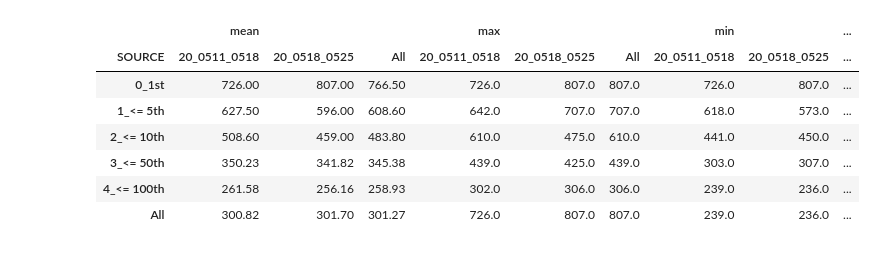
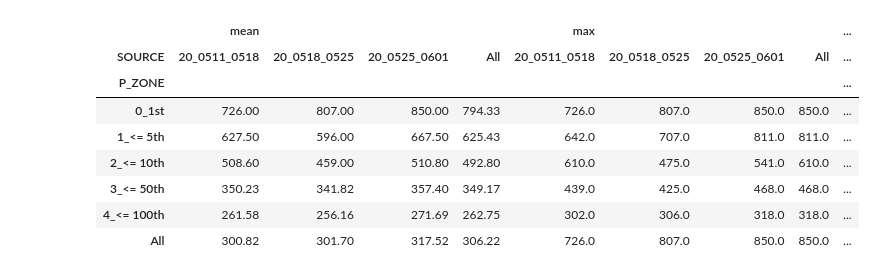
Before and after one commit to taronaldinho/bot_analyzation, a Jupyter notebook: anl_weekly_score.ipynb, the cells around one changed output. Saved outputs shown, nothing was run; the diff lists cells and outputs as text; code cells hidden in the pictures.

```diff
--- a/anl_weekly_score.ipynb
+++ b/anl_weekly_score.ipynb
@@ -7,7 +14,8 @@ pd.options.display.precision = 2
 # %%
 # データの読み込み
 data_sources = {"20_0511_0518": "./weekly/2020_0511_0518.csv",
-                "20_0518_0525": "./weekly/2020_0518_0525.csv"}
+                "20_0518_0525": "./weekly/2020_0518_0525.csv",
+                "20_0525_0601": "./weekly/2020_0525_0601.csv"}
 
 df = pd.DataFrame(columns=("RANK","BATTLES", "WIN", "LOSE", "DRAW", "SCORE"))
 
@@ -61,11 +72,12 @@ plt.show()
 # %%
-pd.pivot_table(df, index="P_ZONE", columns="SOURCE", values="SCORE", aggfunc=["mean", "max", "min", "std"], margins=True)
+pd.pivot_table(df, index="P_ZONE", columns="SOURCE", values="SCORE", aggfunc=["mean", "max", "min"], margins=True)
 # %% [output]
-|  | mean |  |  | max |  |  | min |  | ... |
-| SOURCE | 20_0511_0518 | 20_0518_0525 | All | 20_0511_0518 | 20_0518_0525 | All | 20_0511_0518 | 20_0518_0525 | ... |
-| 0_1st | 726.00 | 807.00 | 766.50 | 726.0 | 807.0 | 807.0 | 726.0 | 807.0 | ... |
-| 1_<= 5th | 627.50 | 596.00 | 608.60 | 642.0 | 707.0 | 707.0 | 618.0 | 573.0 | ... |
-| 2_<= 10th | 508.60 | 459.00 | 483.80 | 610.0 | 475.0 | 610.0 | 441.0 | 450.0 | ... |
-| 3_<= 50th | 350.23 | 341.82 | 345.38 | 439.0 | 425.0 | 439.0 | 303.0 | 307.0 | ... |
-| 4_<= 100th | 261.58 | 256.16 | 258.93 | 302.0 | 306.0 | 306.0 | 239.0 | 236.0 | ... |
-| All | 300.82 | 301.70 | 301.27 | 726.0 | 807.0 | 807.0 | 239.0 | 236.0 | ... |
+|  | mean |  |  |  | max |  |  |  | ... |
+| SOURCE | 20_0511_0518 | 20_0518_0525 | 20_0525_0601 | All | 20_0511_0518 | 20_0518_0525 | 20_0525_0601 | All | ... |
+| P_ZONE |  |  |  |  |  |  |  |  | ... |
+| 0_1st | 726.00 | 807.00 | 850.00 | 794.33 | 726.0 | 807.0 | 850.0 | 850.0 | ... |
+| 1_<= 5th | 627.50 | 596.00 | 667.50 | 625.43 | 642.0 | 707.0 | 811.0 | 811.0 | ... |
+| 2_<= 10th | 508.60 | 459.00 | 510.80 | 492.80 | 610.0 | 475.0 | 541.0 | 610.0 | ... |
+| 3_<= 50th | 350.23 | 341.82 | 357.40 | 349.17 | 439.0 | 425.0 | 468.0 | 468.0 | ... |
+| 4_<= 100th | 261.58 | 256.16 | 271.69 | 262.75 | 302.0 | 306.0 | 318.0 | 318.0 | ... |
+| All | 300.82 | 301.70 | 317.52 | 306.22 | 726.0 | 807.0 | 850.0 | 850.0 | ... |
```
Also changed, not shown: parts of 5 cells of this notebook, 1 other file.
